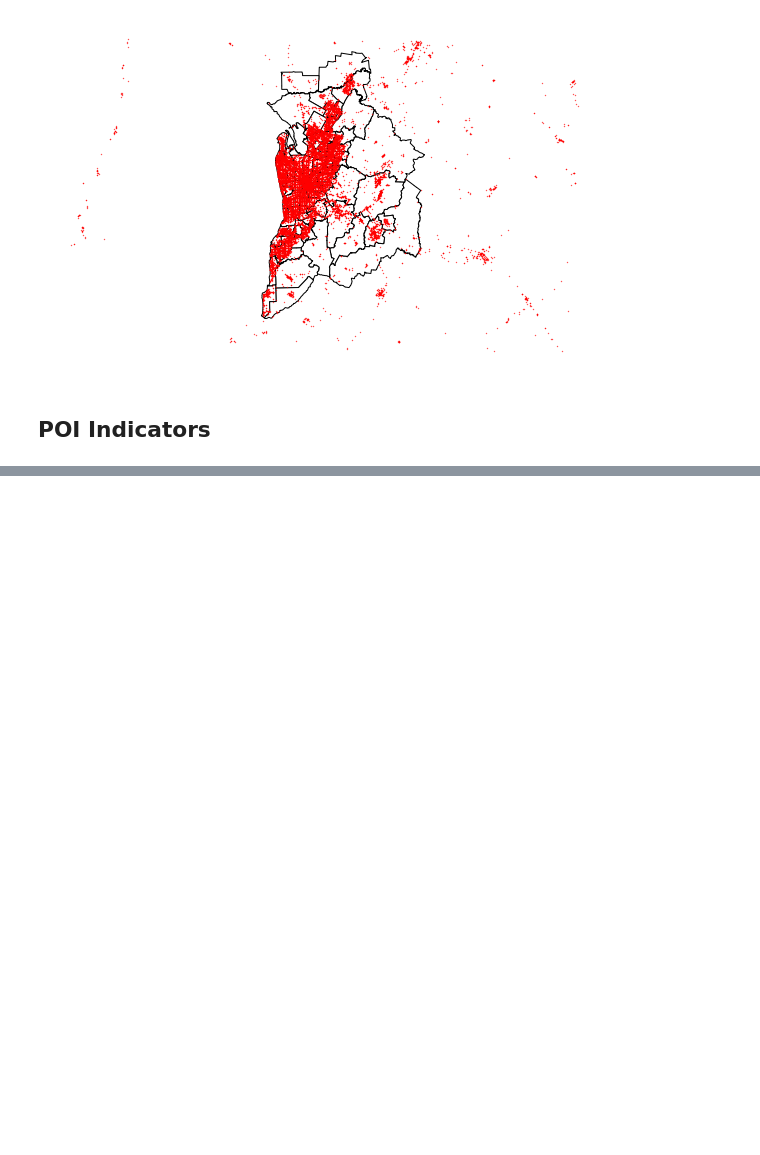
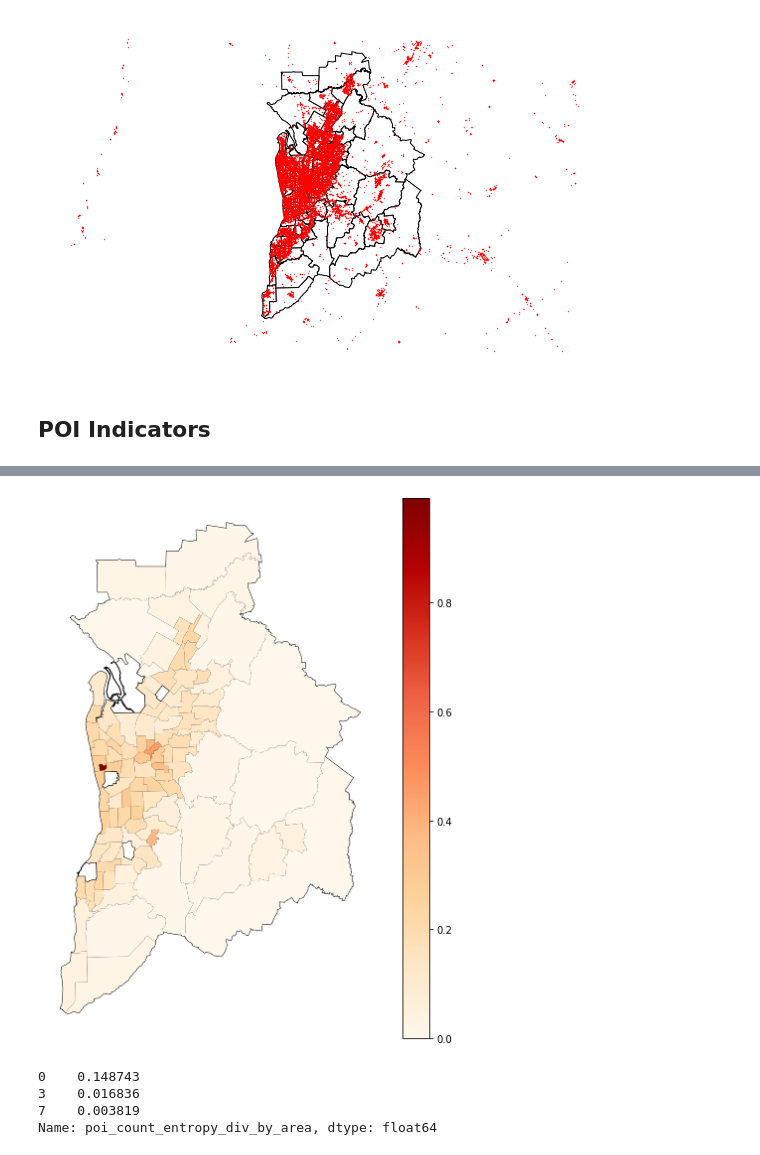
Before and after one commit to cjsyzwsh/South_Australia_Transport_Econ, a Jupyter notebook: notebooks/jason/3.2_POI_Visual.ipynb, the cells around one changed output, grey strips where cells are left out. Saved outputs shown, nothing was run; the diff lists cells and outputs as text; code cells hidden in the pictures; blank space fills up the shorter version.

```diff
--- a/notebooks/jason/3.2_POI_Visual.ipynb
+++ b/notebooks/jason/3.2_POI_Visual.ipynb
@@ -93,0 +98,13 @@ ax.set_axis_off()
+# %%
+ax = sa2_adelaide_proj.plot(edgecolor='k', facecolor='w', figsize = (10,10))
+sa2_adelaide_proj.plot(ax = ax, column = 'poi_count_entropy_div_by_area', cmap='OrRd', legend=True)
+ax.set_axis_off()
+# %% [output]
+[figure, added]
+# %%
+sa2_adelaide_proj.loc[sa2_adelaide_proj.SA2_MAIN16.isin(['401011001','401021004','401021008']), 'poi_count_entropy_div_by_area']
+# %% [output]
+0    0.148743
+3    0.016836
+7    0.003819
+Name: poi_count_entropy_div_by_area, dtype: float64
```
Also changed, not shown: parts of 9 cells of this notebook, 32 other files.
